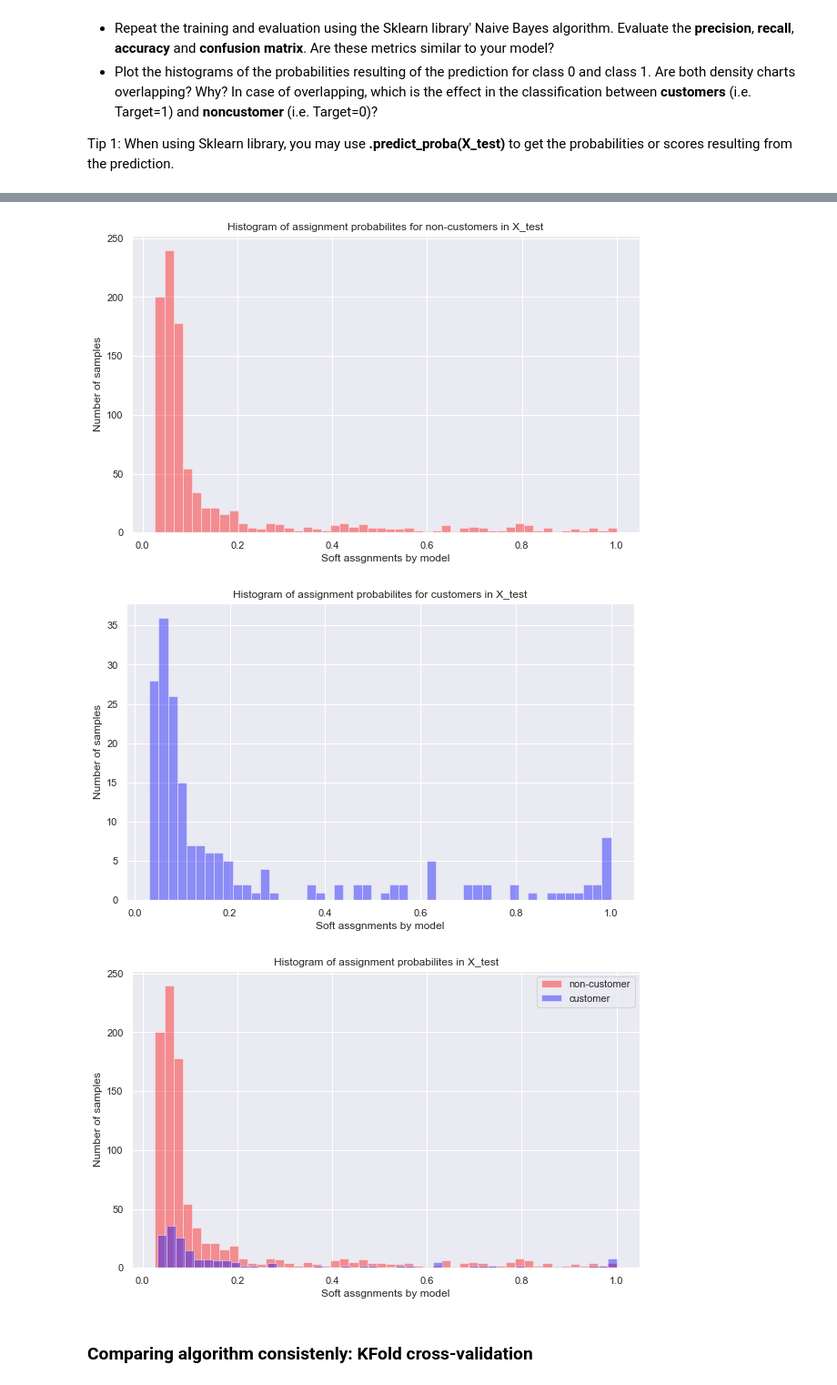
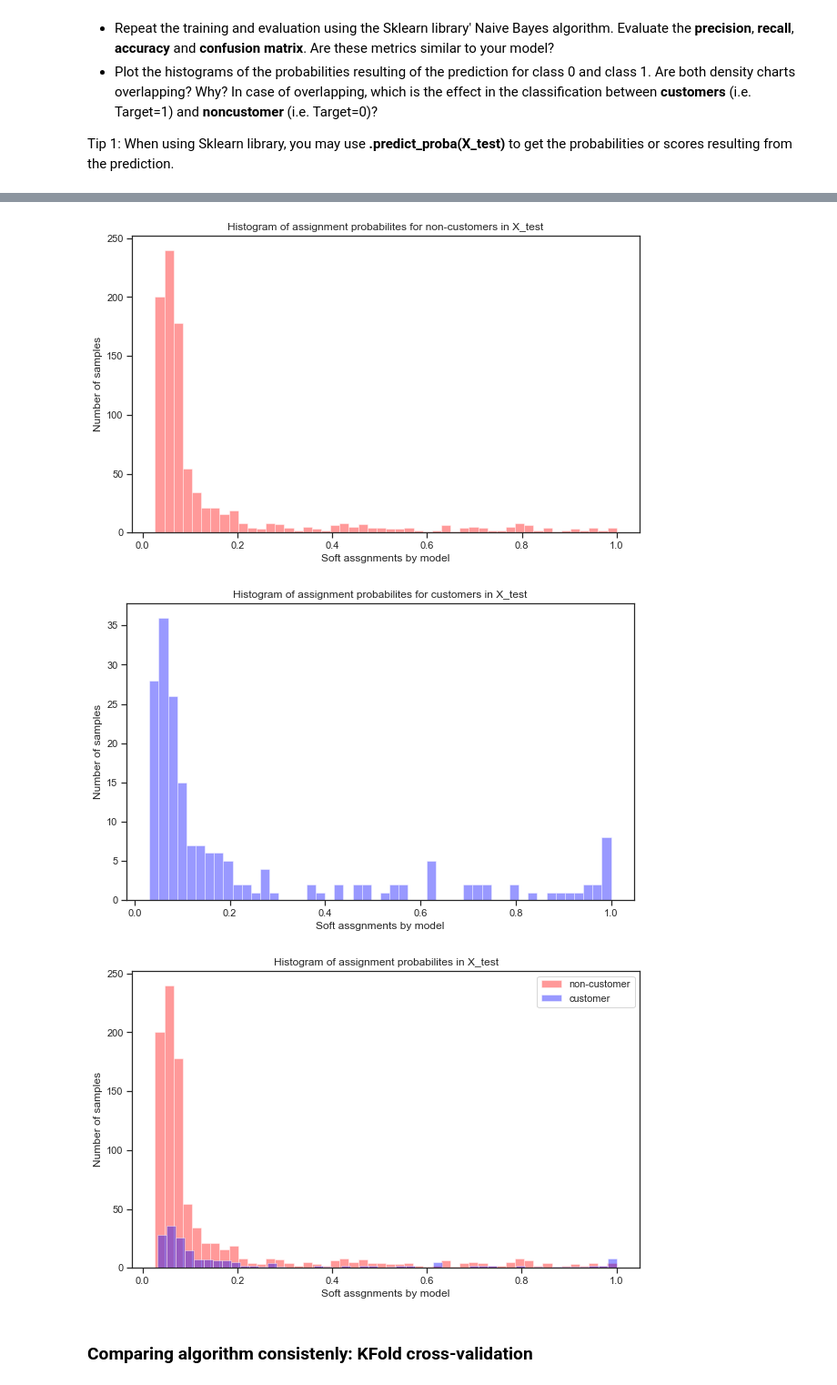
Before and after one commit to Xavaki/ML_project2, a Jupyter notebook: P02_Classification_student.ipynb, the cells around one changed output, grey strips where cells are left out. Shown at 91% size. Cells and saved outputs as stored; diff of their text form; code cells hidden in the pictures.

```diff
--- a/P02_Classification_student.ipynb
+++ b/P02_Classification_student.ipynb
@@ -168,10 +168,12 @@ noncustomer_dt.info()
 # feature list
 f = ['Revenue', 'CNT_EMPLOYEE','Mobile_potential', 'CNT_CB_DENSITY']
 # color list
-c = ['r', 'y','g', 'b']
+c = ['red', 'yellow','green', 'blue']
 
 
 sns.set(rc={'figure.figsize': (10,6)})
+sns.set(style="ticks")
+
 #sns.set(rc={'figure.figsize':(20,6)})
 ## Customer and non-customer boxplots
 for i in range(0, len(f)):
@@ -247,7 +249,7 @@ As we observe from the boxplots, some of them present outliers. There are severa
 # feature list
 f = ['Revenue', 'CNT_EMPLOYEE','Mobile_potential', 'CNT_CB_DENSITY', 'CNT_CB_MOB_DENSITY', 'CNT_CB_FN_DENSITY']
 # color list
-c = ['r', 'y','g', 'b', 'skyblue', 'aqua']
+c = ['red', 'yellow','green', 'blue', 'skyblue', 'aqua']
 
 #looping through features, computing iqr of each dataframes and using it to clean data
 for i in range(0, len(f)):
@@ -273,6 +275,7 @@ for i in range(0, len(f)):
     plt.show()
 
 
+
 # get information of dataset (size, type of variables, nulls,...)
 customer_dt.info()
 noncustomer_dt.info()
@@ -573,28 +584,35 @@ confusion matrix:
 
 Tip 1: When using Sklearn library, you may use **.predict_proba(X_test)** to get the probabilities or scores resulting from the prediction.
 # %%
-
+# Naive Bayes
 nb_model = GaussianNB().fit(X_train,y_train)
 
-#train data
-print(" ")
-print(classification_report(y_train,nb_model.predict(X_train)))
-print("confusion matrix:\n", confusion_matrix(y_train,nb_model.predict(X_train)))
+# Training data
+print(">> TRAINING DATA <<\n")
+y_pred_train = nb_model.predict(X_train)
+print("classification report: \n", classification_report(y_train,y_pred_train))
+print("accuracy: ", nb_model.score(X_train, y_train))
+print("confusion matrix:\n", confusion_matrix(y_train,y_pred_train))
 
 
-#test data
-predictions = nb_model.predict(X_test)
-print(classification_report(y_test,predictions))
-print("confusion matrix:\n", confusion_matrix(y_test,predictions))
+# Testing data
+print("\n>> TESTING DATA <<\n")
+y_pred_test = nb_model.predict(X_test)
+print("classification report: \n", classification_report(y_test,y_pred_test))
+print("accuracy: ", nb_model.score(X_test, y_test))
+print("confusion matrix:\n", confusion_matrix(y_test,y_pred_test))
 
 
-# histograms of assignment probabilites
+## Histograms of assignment probabilites
+# get probabilities
 pred_probs = nb_model.predict_proba(X_test)
 preds = np.concatenate((pred_probs[:,1].reshape(-1,1), np.asarray(y_test).reshape(-1,1)), axis=1)
 
+# separate probabilities for customers and non-customers
 preds_0 = preds[preds[:,1] == 0]
 preds_1 = preds[preds[:,1] == 1]
 
+# plot probabilities for non-customers
 fig = plt.figure(0)
 sns.distplot(preds_0[:,0], kde=False, color='red', bins=50)
 plt.title('Histogram of assignment probabilites for non-customers in X_test')
@@ -602,6 +620,7 @@ plt.xlabel('Soft assgnments by model')
 plt.ylabel('Number of samples')
 plt.show()
 
+# plot probabilities for customers
 fig = plt.figure(1)
 sns.distplot(preds_1[:,0], kde=False, color='blue', bins=50)
 plt.title('Histogram of assignment probabilites for customers in X_test')
@@ -609,6 +628,7 @@ plt.xlabel('Soft assgnments by model')
 plt.ylabel('Number of samples')
 plt.show()
 
+# plot probabilities for all samples seperated by customer and non-customer
 fig = plt.figure(3)
 sns.distplot(preds_0[:,0], kde=False, color='red', label="non-customer", bins=50)
 sns.distplot(preds_1[:,0], kde=False, color='blue', label="customer", bins=50)
@@ -635,9 +655,9 @@ confusion matrix:
 confusion matrix:
  [[860  85]
  [155  35]]
-[figure, old version]
+[figure, new version]
-[figure, old version]
+[figure, new version]
-[figure, old version]
+[figure, new version]
 # %% [markdown]
 ### Comparing algorithm consistenly: KFold cross-validation
 # %% [markdown]
```
Also changed, not shown: parts of 32 cells of this notebook, 51 other files.
